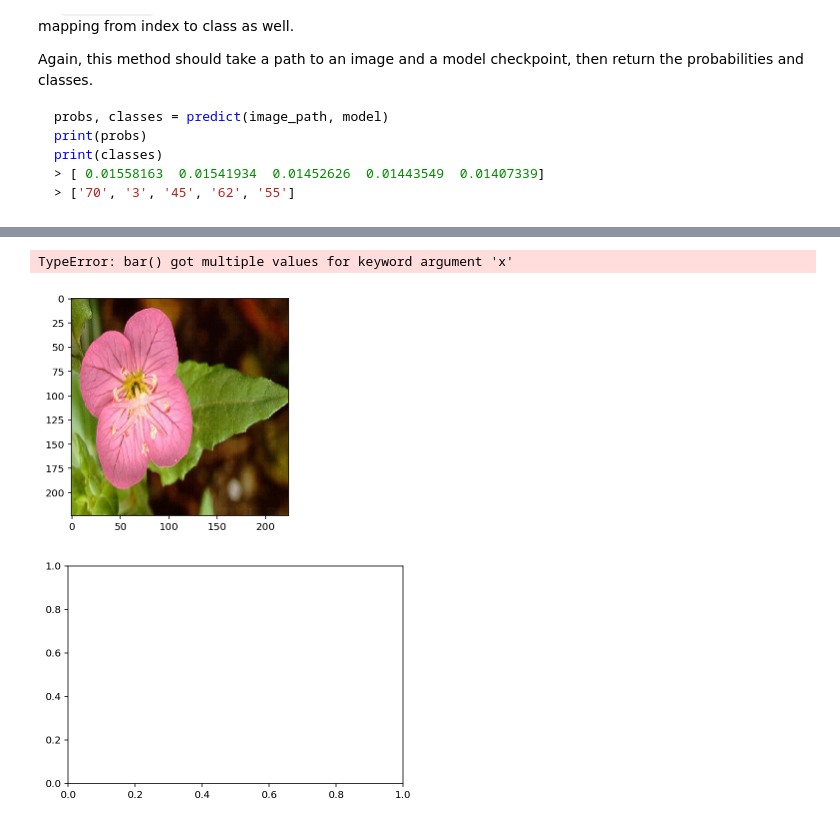
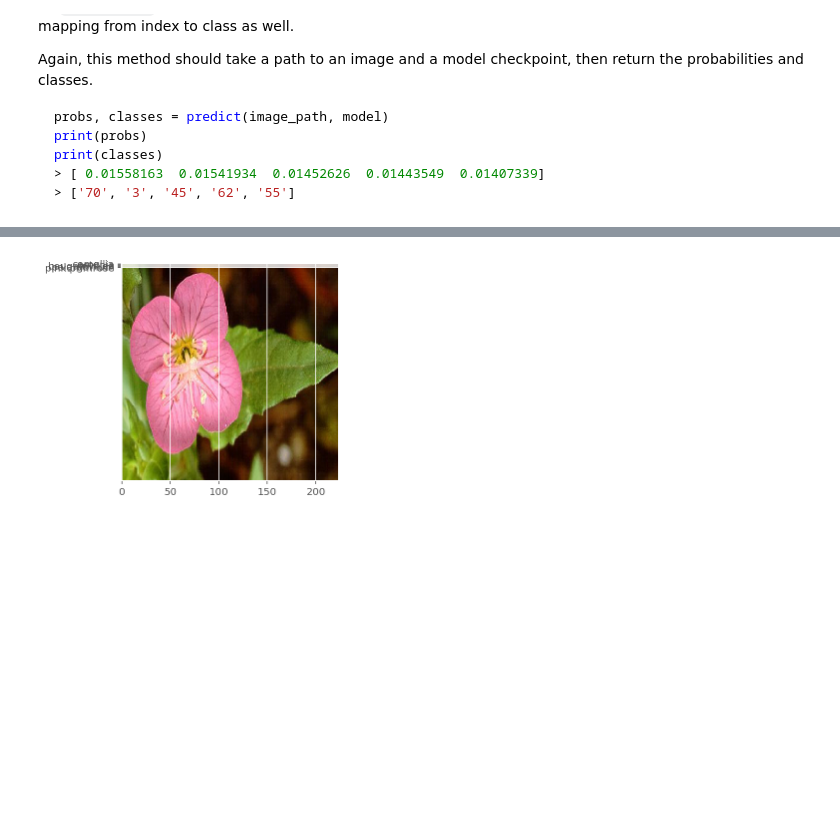
Before and after one commit to jim2236/Image_Classifier_Udacity, a Jupyter notebook: Image Classifier Project.ipynb, the cells around one changed output, grey strips where cells are left out. Cells and saved outputs as stored; diff of their text form; code cells hidden in the pictures; blank space fills up the shorter version.

```diff
--- a/Image Classifier Project.ipynb
+++ b/Image Classifier Project.ipynb
@@ -438,18 +438,28 @@ for i in classes[0]:
 # %%
 # TODO: Display an image along with the top 5 classes
 
 filepath = '/home/workspace/aipnd-project/'
 image_path = filepath + 'flowers/test/1/'
 image = imshow((process_image(image_path + 'image_06760.jpg')))
 
 probs = probs.squeeze()
 
-fig, ax = plt.subplots()
-ax.barh(x = probs, y = final_classes, width=6)
+final_classes_pos = [i for i, _ in enumerate(final_classes)]
+
+plt.style.use('ggplot')
+
+plt.barh(final_classes_pos, probs)  # , color='green', xerr=variance
+
+plt.yticks(final_classes_pos, final_classes)
+
 plt.show()
 
+
+
+#fig, ax = plt.subplots()
+#ax.barh(x = probs, y = final_classes, width=6)
+#plt.show()
+
 #sb.barplot(x = probs, y = final_classes)
 # %% [output]
-TypeError: bar() got multiple values for keyword argument 'x'
-[figure, old version]
+[figure, new version]
-[figure, removed]
```
Also changed, not shown: parts of 1 cell of this notebook.
